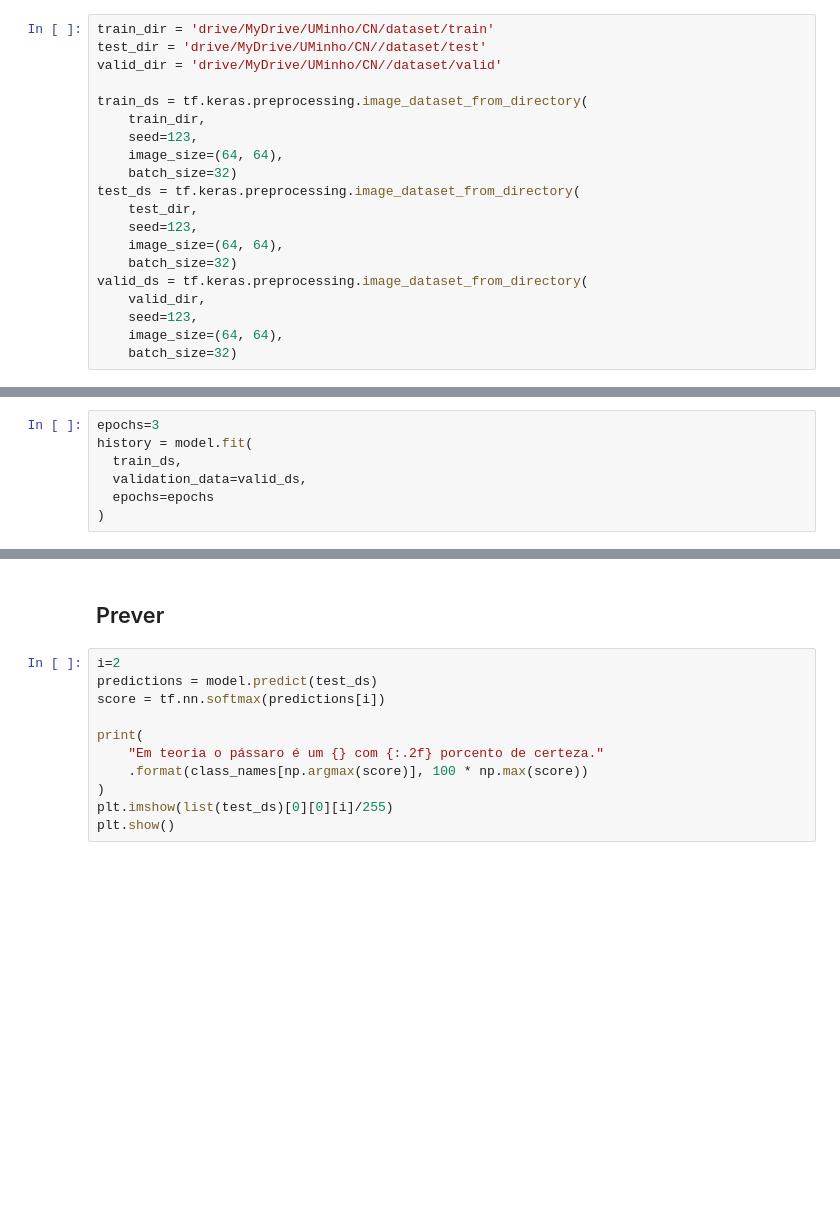
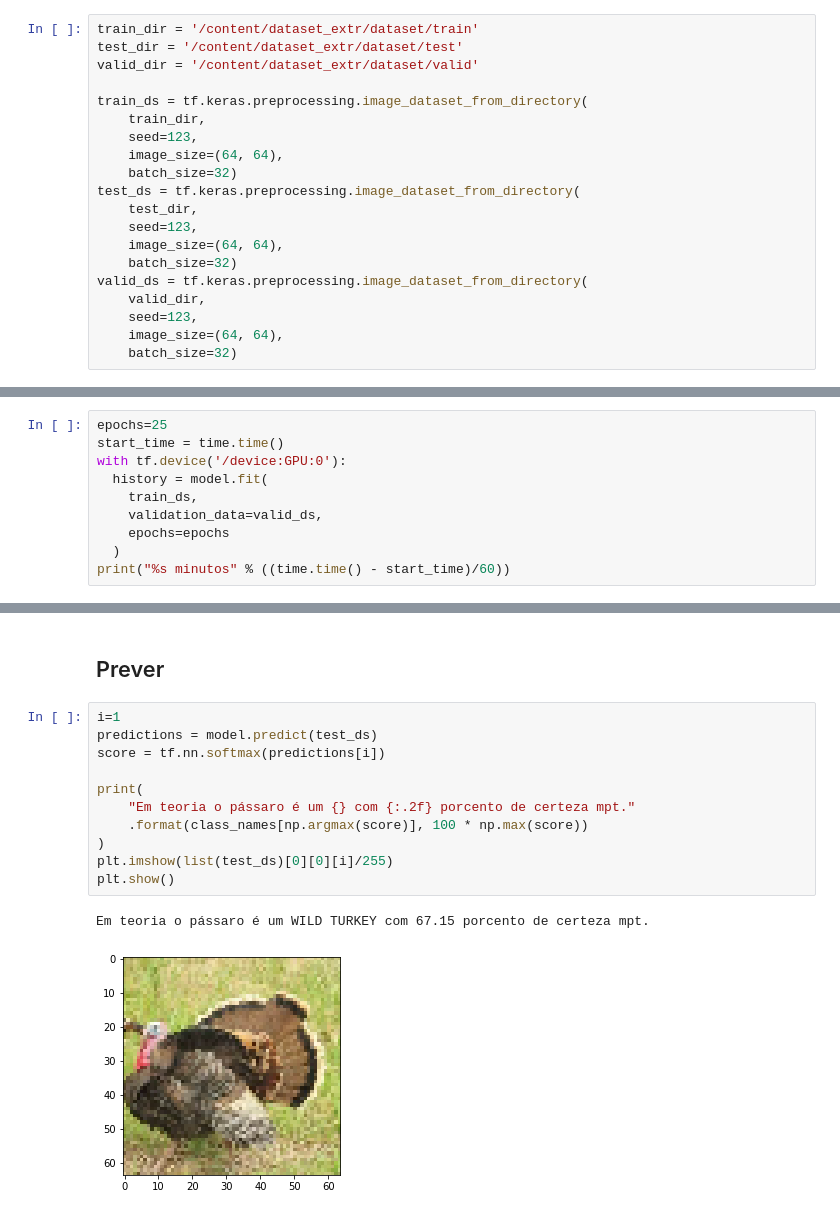
Before and after one commit to BenjamimOliveira/CN_TP1, a Jupyter notebook: script/script.ipynb, the cells around one changed output, grey strips where cells are left out. Cells and saved outputs as stored; diff of their text form; blank space fills up the shorter version.

```diff
--- a/script/script.ipynb
+++ b/script/script.ipynb
@@ -32,7 +42,7 @@ print(os.getcwd())
 # %%
-train_dir = 'drive/MyDrive/UMinho/CN/dataset/train'
-test_dir = 'drive/MyDrive/UMinho/CN//dataset/test'
-valid_dir = 'drive/MyDrive/UMinho/CN//dataset/valid'
+train_dir = '/content/dataset_extr/dataset/train'
+test_dir = '/content/dataset_extr/dataset/test'
+valid_dir = '/content/dataset_extr/dataset/valid'
 
 train_ds = tf.keras.preprocessing.image_dataset_from_directory(
     train_dir,
@@ -91,10 +101,13 @@ model.compile(optimizer='adam',
 # %% [markdown]
 ## Treinar o modelo
 # %%
-epochs=3
-history = model.fit(
-  train_ds,
-  validation_data=valid_ds,
-  epochs=epochs
-)
+epochs=25
+start_time = time.time()
+with tf.device('/device:GPU:0'):
+  history = model.fit(
+    train_ds,
+    validation_data=valid_ds,
+    epochs=epochs
+  )
+print("%s minutos" % ((time.time() - start_time)/60))
 # %% [output]
@@ -102,13 +131,16 @@ Epoch 1/3
 # %% [markdown]
 ## Prever
 # %%
-i=2
+i=1
 predictions = model.predict(test_ds)
 score = tf.nn.softmax(predictions[i])
 
 print(
-    "Em teoria o pássaro é um {} com {:.2f} porcento de certeza."
+    "Em teoria o pássaro é um {} com {:.2f} porcento de certeza mpt."
     .format(class_names[np.argmax(score)], 100 * np.max(score))
 )
 plt.imshow(list(test_ds)[0][0][i]/255)
 plt.show()
+# %% [output]
+Em teoria o pássaro é um WILD TURKEY com 67.15 porcento de certeza mpt.
+[figure, added]
```
Also changed, not shown: parts of 6 cells of this notebook.
